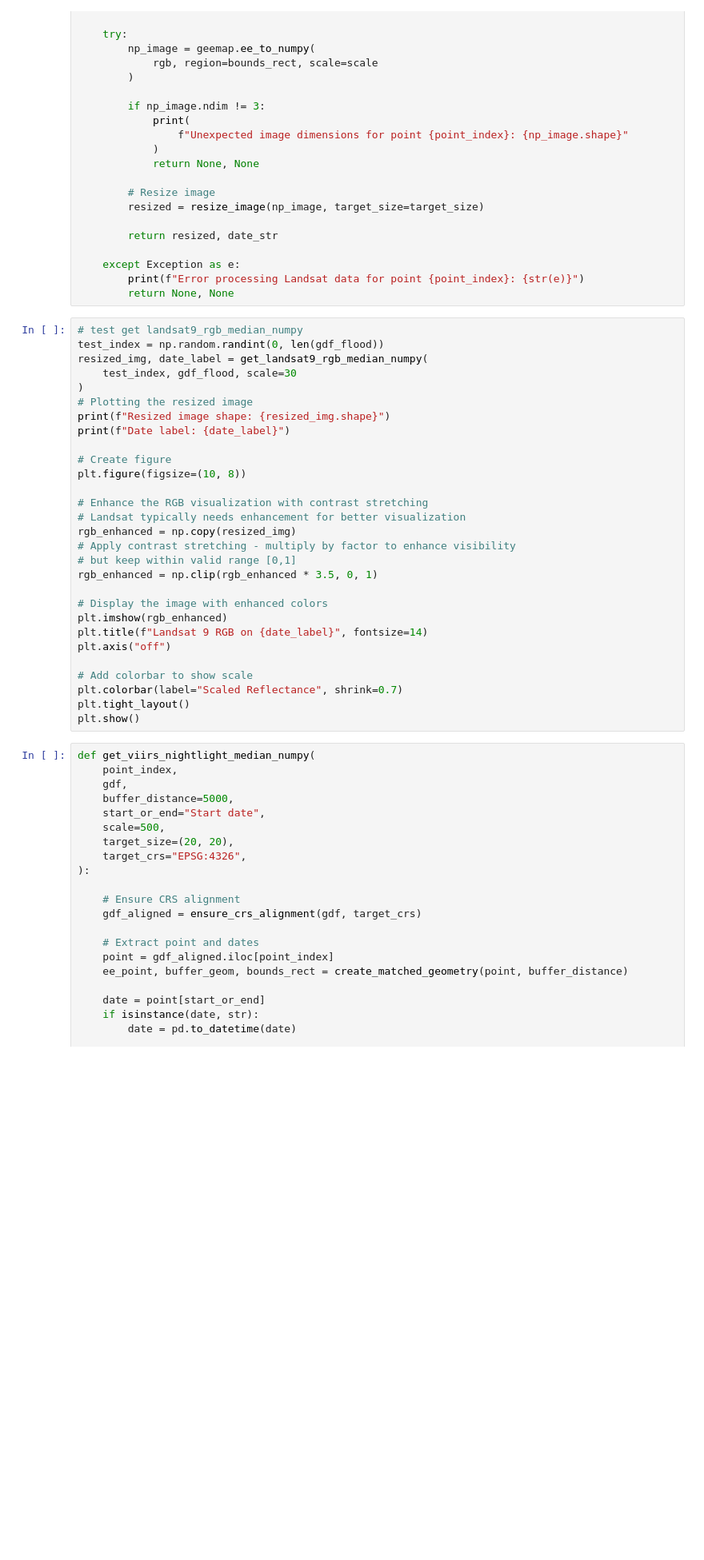
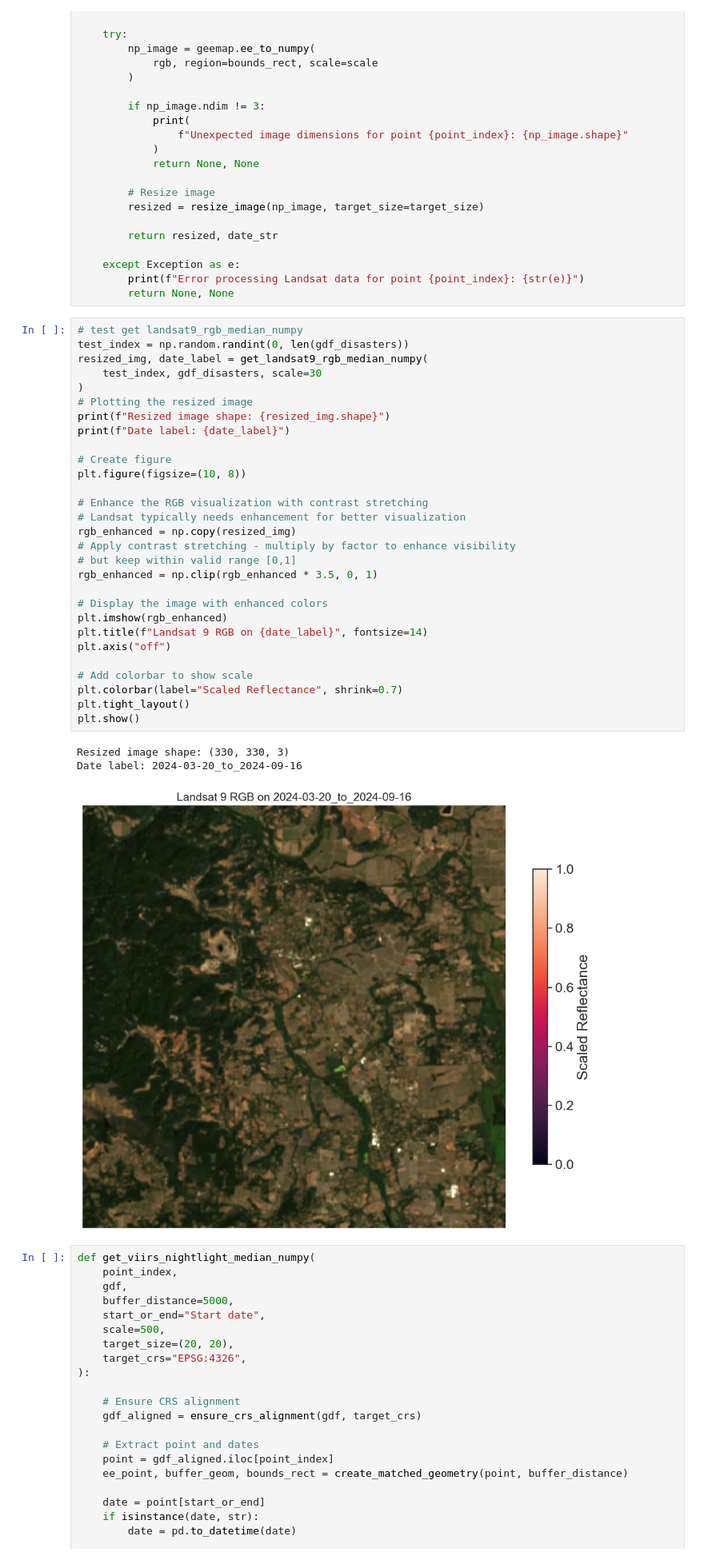
Before and after one commit to iamhaingo/migration-estimation, a Jupyter notebook: src/data/earth_engine_extraction.ipynb, the cells around one changed output. Shown at 80% size. Saved outputs shown, nothing was run; the diff lists cells and outputs as text; blank space fills up the shorter version.

```diff
--- a/src/data/earth_engine_extraction.ipynb
+++ b/src/data/earth_engine_extraction.ipynb
@@ -153,33 +152,37 @@ def get_landsat9_rgb_median_numpy(
         return None, None
 # %%
 # test get landsat9_rgb_median_numpy
-test_index = np.random.randint(0, len(gdf_flood))
+test_index = np.random.randint(0, len(gdf_disasters))
 resized_img, date_label = get_landsat9_rgb_median_numpy(
-    test_index, gdf_flood, scale=30
+    test_index, gdf_disasters, scale=30
 )
 # Plotting the resized image
 print(f"Resized image shape: {resized_img.shape}")
 print(f"Date label: {date_label}")
 
 # Create figure
 plt.figure(figsize=(10, 8))
 
 # Enhance the RGB visualization with contrast stretching
 # Landsat typically needs enhancement for better visualization
 rgb_enhanced = np.copy(resized_img)
 # Apply contrast stretching - multiply by factor to enhance visibility
 # but keep within valid range [0,1]
 rgb_enhanced = np.clip(rgb_enhanced * 3.5, 0, 1)
 
 # Display the image with enhanced colors
 plt.imshow(rgb_enhanced)
 plt.title(f"Landsat 9 RGB on {date_label}", fontsize=14)
 plt.axis("off")
 
 # Add colorbar to show scale
 plt.colorbar(label="Scaled Reflectance", shrink=0.7)
 plt.tight_layout()
 plt.show()
+# %% [output]
+Resized image shape: (330, 330, 3)
+Date label: 2024-03-20_to_2024-09-16
+[figure, added]
 # %%
 def get_viirs_nightlight_median_numpy(
     point_index,
```
Also changed, not shown: parts of 32 cells of this notebook, 2 other files.
